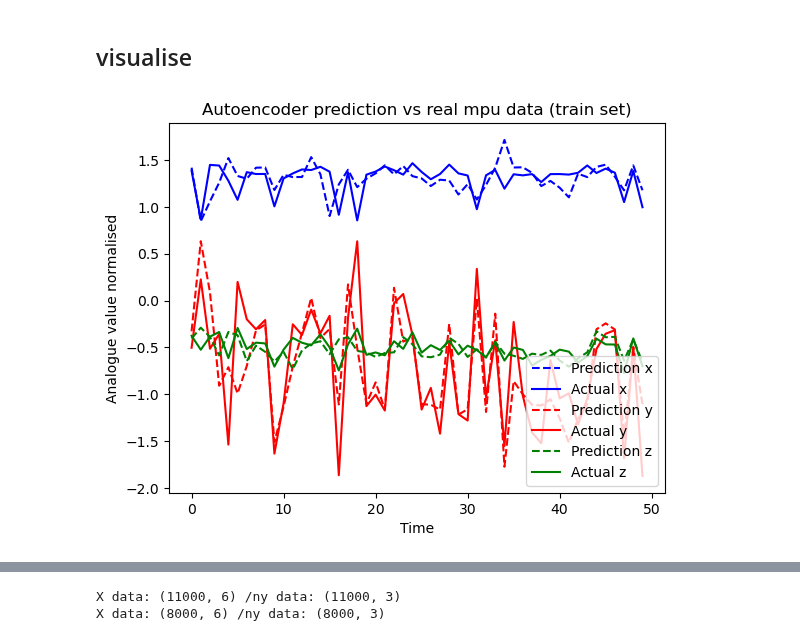
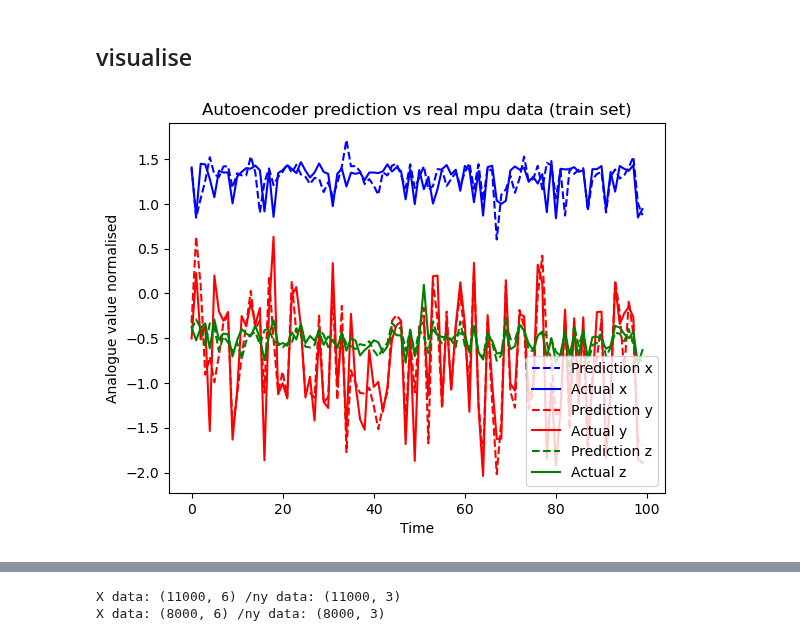
Before and after one commit to shepai/TactileSensor, a Jupyter notebook: Code/Data collection/robot/GPUCluster/autoencoderRun.ipynb, the cells around one changed output, grey strips where cells are left out. Cells and saved outputs as stored; diff of their text form; code cells hidden in the pictures.

```diff
--- a/Code/Data collection/robot/GPUCluster/autoencoderRun.ipynb
+++ b/Code/Data collection/robot/GPUCluster/autoencoderRun.ipynb
@@ -295,25 +292,25 @@ np.save(path+"GPUCluster/data/train_loss_new",np.array(history))
 # %%
 """X_train, X_test, Y_train, Y_test=getAugmentedData(X,y,50)
 x_train = X_train.view(-1, input_size)
 x_test = X_test.view(-1, input_size)"""
 outputs = model.forward(x_train)
 start=100
-end=150
+end=200
 plt.plot(outputs[start:end,0].cpu().detach().numpy(),"--",c="b",label="Prediction x")
 plt.plot(Y_train[start:end,0].cpu().detach().numpy(),c="b",label="Actual x")
 
 plt.plot(outputs[start:end,1].cpu().detach().numpy(),"--",c="r",label="Prediction y")
 plt.plot(Y_train[start:end,1].cpu().detach().numpy(),c="r",label="Actual y")
 
 plt.plot(outputs[start:end,2].cpu().detach().numpy(),"--",c="g",label="Prediction z")
 plt.plot(Y_train[start:end,2].cpu().detach().numpy(),c="g",label="Actual z")
 plt.xlabel("Time")
 plt.ylabel("Analogue value normalised")
 plt.title("Autoencoder prediction vs real mpu data (train set)")
 plt.legend(loc="lower right")
 plt.show()
 # %% [output]
-[figure, old version]
+[figure, new version]
 # %%
 """X_train, X_test, Y_train, Y_test=getAugmentedData(X,y,50)
 x_train = X_train.view(-1, input_size)
```
Also changed, not shown: parts of 10 cells of this notebook.
